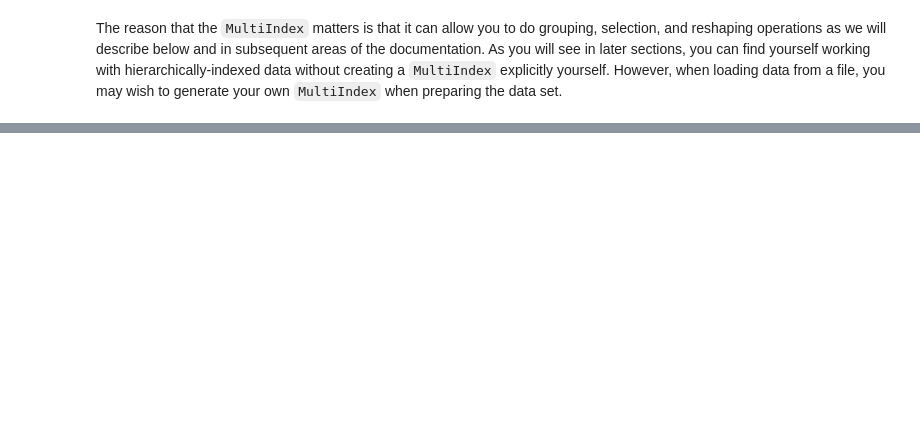
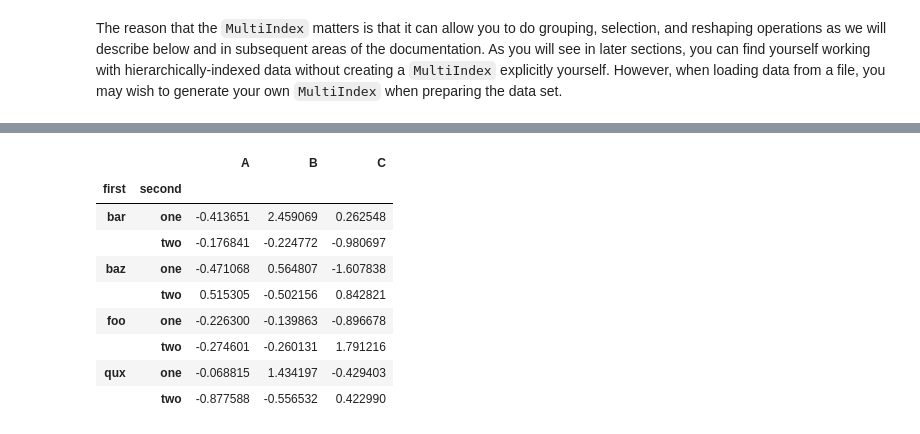
Before and after one commit to Francesco-Ghizzo/Data-Science, a Jupyter notebook: Python/Pandas/User Guide/MultiIndex : advanced indexing.ipynb, the cells around one changed output, grey strips where cells are left out. Drawn from its saved outputs; the diff is of its cells as text; code cells hidden in the pictures; blank space fills up the shorter version.

```diff
--- a/Python/Pandas/User Guide/MultiIndex : advanced indexing.ipynb
+++ b/Python/Pandas/User Guide/MultiIndex : advanced indexing.ipynb
@@ -213,0 +350,15 @@ However, when loading data from a file, you may wish to generate your own <code>
+# %%
+df = df.T
+# %%
+df
+# %% [output]
+|  |  | A | B | C |
+| first | second |  |  |  |
+| bar | one | -0.413651 | 2.459069 | 0.262548 |
+|  | two | -0.176841 | -0.224772 | -0.980697 |
+| baz | one | -0.471068 | 0.564807 | -1.607838 |
+|  | two | 0.515305 | -0.502156 | 0.842821 |
+| foo | one | -0.226300 | -0.139863 | -0.896678 |
+|  | two | -0.274601 | -0.260131 | 1.791216 |
+| qux | one | -0.068815 | 1.434197 | -0.429403 |
+|  | two | -0.877588 | -0.556532 | 0.422990 |
```
Also changed, not shown: parts of 108 cells of this notebook.
